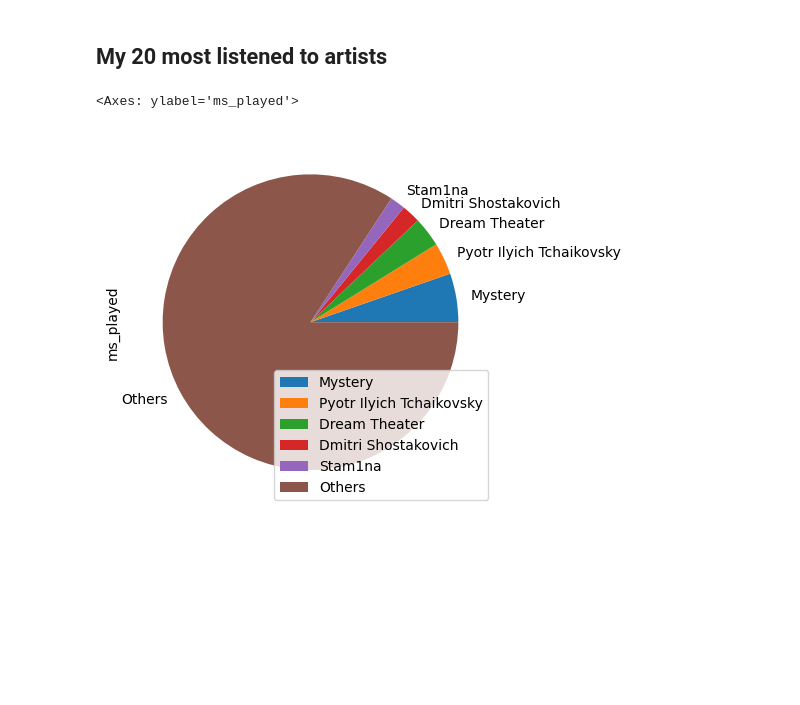
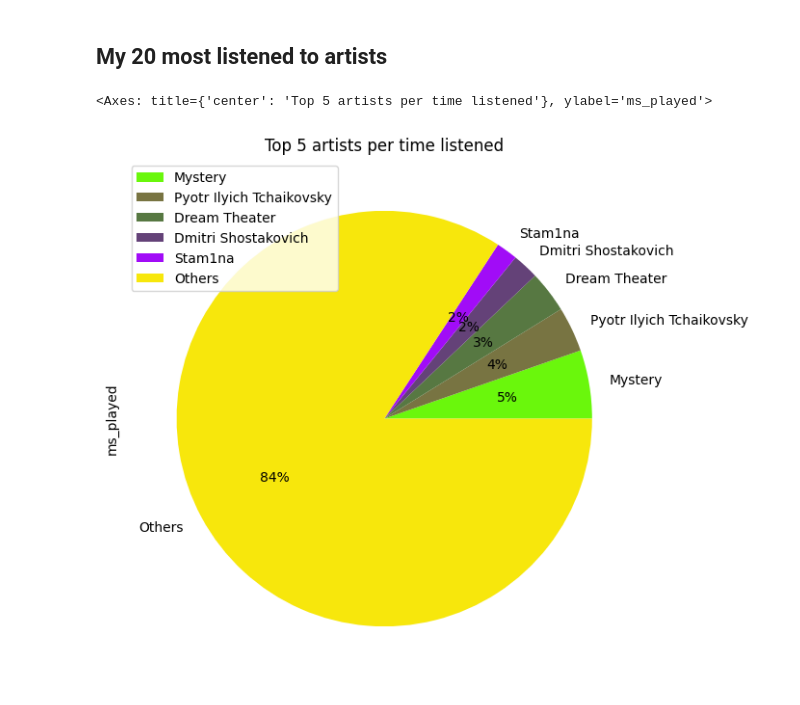
Before and after one commit to guidop91/spotify-history, a Jupyter notebook: notebook.ipynb, the cells around one changed output. Drawn from its saved outputs; the diff is of its cells as text; code cells hidden in the pictures; blank space fills up the shorter version.

```diff
--- a/notebook.ipynb
+++ b/notebook.ipynb
@@ -113,7 +113,8 @@ rest_of_artists = pd.DataFrame({
 result = pd.concat([top_ten, rest_of_artists], ignore_index=True)
 # %%
 result = result.set_index(result['artist_name'])
-result.plot.pie(y="ms_played")
+colors = ["#6AF70C", "#787442", "#577842", "#644278", "#A10CF7", "#F7E70C"]
+result.plot.pie(y="ms_played", title="Top 5 artists per time listened", figsize=(7,7), autopct='%1.0f%%', colors=colors)
 # %% [output]
-<Axes: ylabel='ms_played'>
+<Axes: title={'center': 'Top 5 artists per time listened'}, ylabel='ms_played'>
-[figure, old version]
+[figure, new version]
```
Also changed, not shown: 2 other files.
